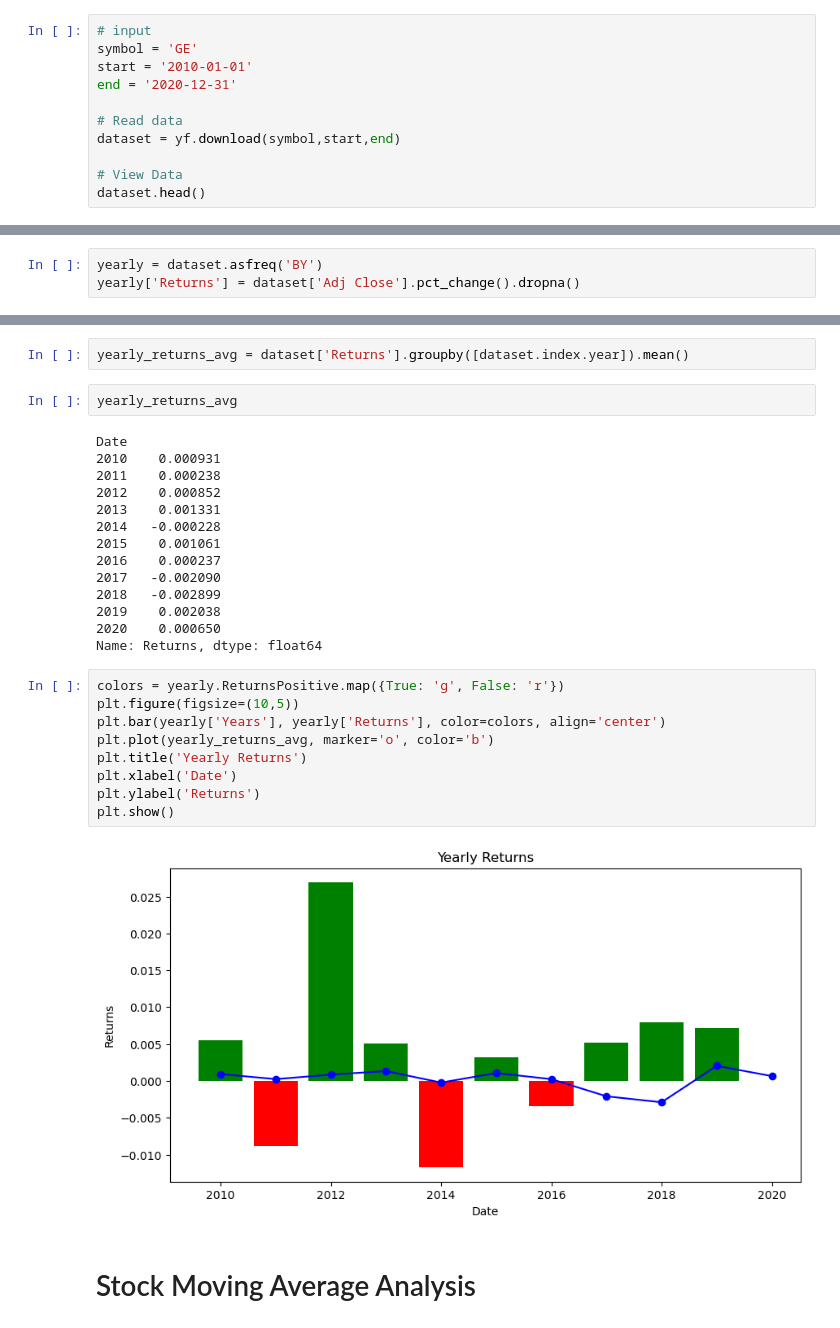
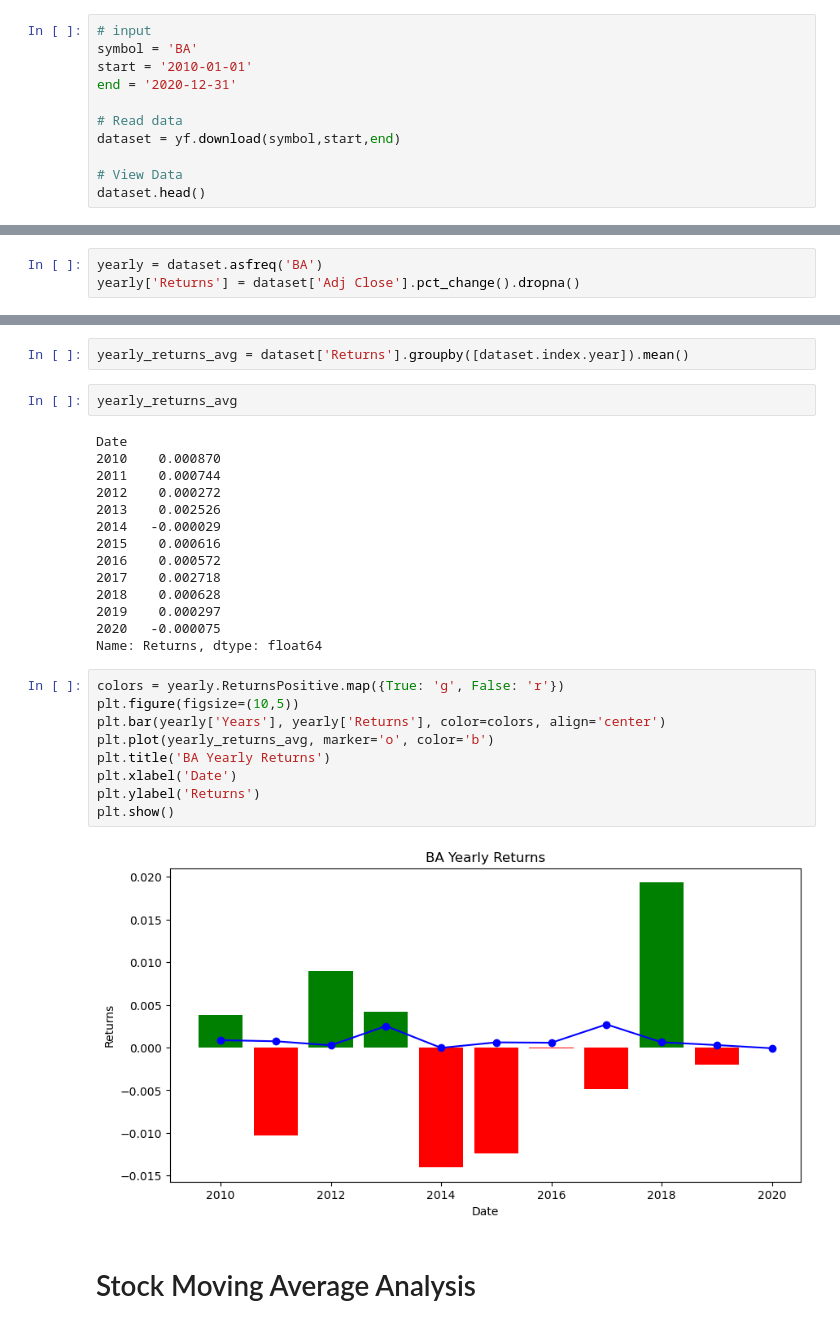
Before and after one commit to pauleppers/StockAnalysis, a Jupyter notebook: Relative_Value_Analysis.ipynb, the cells around one changed output, grey strips where cells are left out. Cells and saved outputs as stored; diff of their text form.

```diff
--- a/Relative_Value_Analysis.ipynb
+++ b/Relative_Value_Analysis.ipynb
@@ -75,6 +69,6 @@ ModuleNotFoundError: No module named 'fix_yahoo_finance'
 # %%
 # input
-symbol = 'GE'
+symbol = 'BA'
 start = '2010-01-01'
 end = '2020-12-31'
 
@@ -167,6 +161,6 @@ plt.show()
 (Last 10 years)
 # %%
-yearly = dataset.asfreq('BY')
+yearly = dataset.asfreq('BA')
 yearly['Returns'] = dataset['Adj Close'].pct_change().dropna()
 # %%
 yearly = yearly.reset_index()
@@ -201,29 +195,29 @@ yearly_returns_avg = dataset['Returns'].groupby([dataset.index.year]).mean()
 yearly_returns_avg
 # %% [output]
 Date
-2010    0.000931
-2011    0.000238
-2012    0.000852
-2013    0.001331
-2014   -0.000228
-2015    0.001061
-2016    0.000237
-2017   -0.002090
-2018   -0.002899
-2019    0.002038
-2020    0.000650
+2010    0.000870
+2011    0.000744
+2012    0.000272
+2013    0.002526
+2014   -0.000029
+2015    0.000616
+2016    0.000572
+2017    0.002718
+2018    0.000628
+2019    0.000297
+2020   -0.000075
 Name: Returns, dtype: float64
 # %%
 colors = yearly.ReturnsPositive.map({True: 'g', False: 'r'})
 plt.figure(figsize=(10,5))
 plt.bar(yearly['Years'], yearly['Returns'], color=colors, align='center')
 plt.plot(yearly_returns_avg, marker='o', color='b')
-plt.title('Yearly Returns')
+plt.title('BA Yearly Returns')
 plt.xlabel('Date')
 plt.ylabel('Returns')
 plt.show()
 # %% [output]
-[figure, old version]
+[figure, new version]
 # %% [markdown]
 # Stock Moving Average Analysis
 # %%
```
Also changed, not shown: parts of 58 cells of this notebook, 2 other files.
